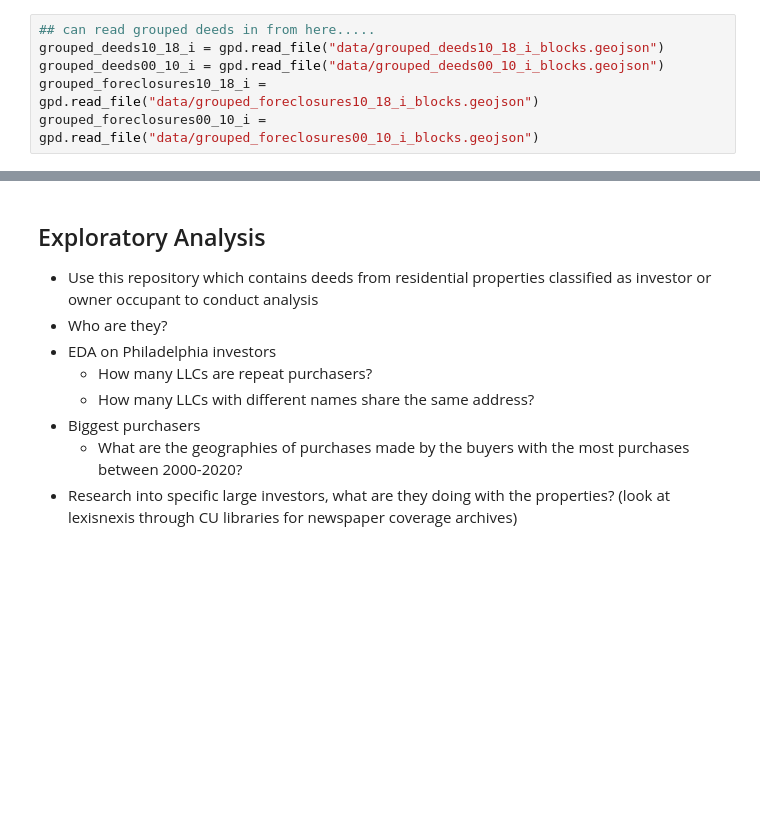
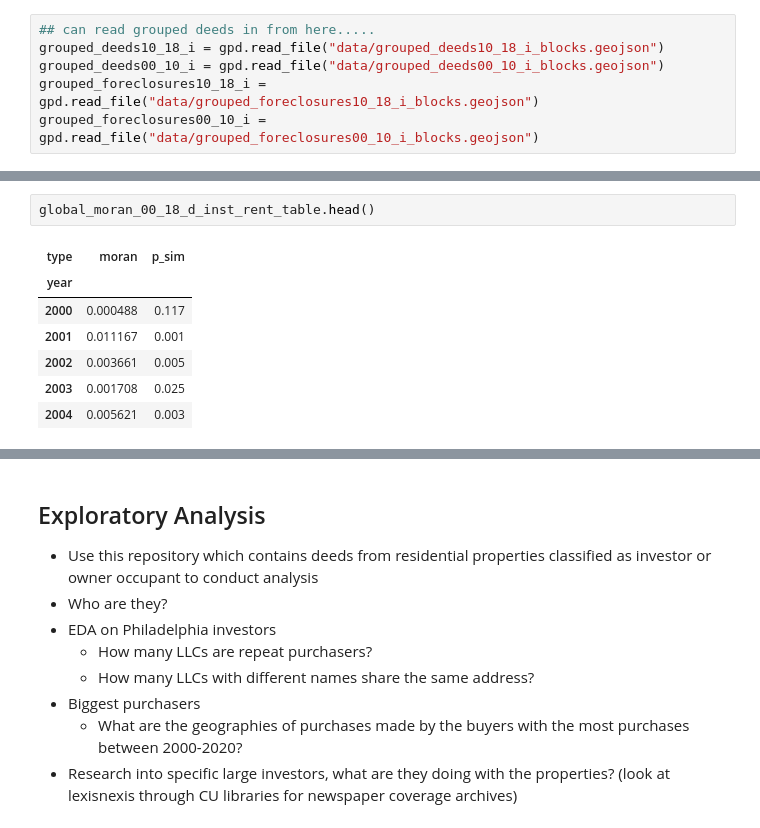
Before and after one commit to CenterForSpatialResearch/investors-flip-investigations, a Jupyter notebook: investor_classification_rentals_flips.ipynb, the cells around one changed output, grey strips where cells are left out. Drawn from its saved outputs; the diff is of its cells as text; blank space fills up the shorter version.

```diff
--- a/investor_classification_rentals_flips.ipynb
+++ b/investor_classification_rentals_flips.ipynb
@@ -755,0 +1050,10 @@ from pysal.explore.esda.moran import Moran
+# %%
+global_moran_00_18_d_inst_rent_table.head()
+# %% [output]
+| type | moran | p_sim |
+| year |  |  |
+| 2000 | 0.000488 | 0.117 |
+| 2001 | 0.011167 | 0.001 |
+| 2002 | 0.003661 | 0.005 |
+| 2003 | 0.001708 | 0.025 |
+| 2004 | 0.005621 | 0.003 |
```
Also changed, not shown: parts of 41 cells of this notebook, 4 other files.
